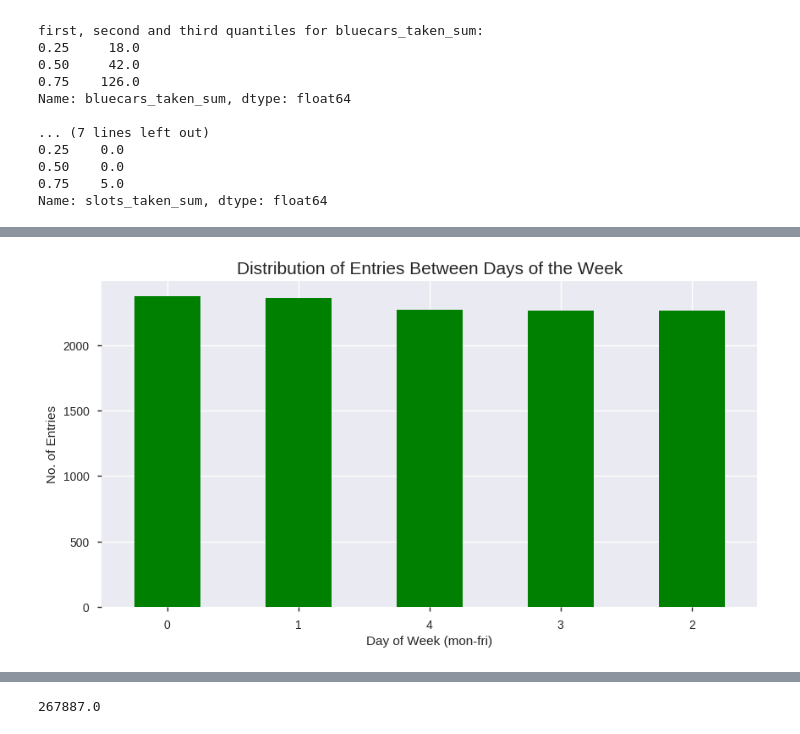
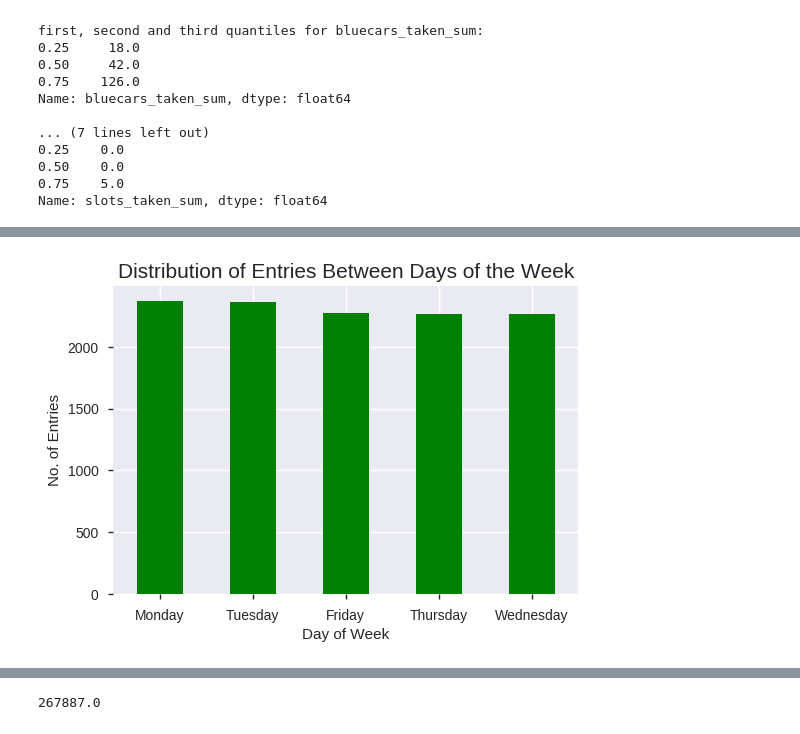
Before and after one commit to booorayan/BluecarsAuto, a Jupyter notebook: Autolib_projecte.ipynb, the cells around one changed output, grey strips where cells are left out. Drawn from its saved outputs; the diff is of its cells as text; code cells hidden in the pictures.

```diff
--- a/Autolib_projecte.ipynb
+++ b/Autolib_projecte.ipynb
@@ -540,0 +566,5 @@ plt.show()
+# %%
+oto = autob.copy()
+
+oto['dayofweek'] = oto.dayofweek.map({0: 'Monday', 1: 'Tuesday', 2: 'Wednesday', 3: 'Thursday', 4: 'Friday'})
+oto.head()
@@ -541,12 +578,15 @@ plt.show()
 # %%
-autob.dayofweek.value_counts().plot(kind='bar', figsize=(10,5), color='green')
+# barplot showing the distribution of entries/observations between mon-fri
+
+
+oto.dayofweek.value_counts().plot(kind='bar', figsize=(6,4), color='green')
 plt.xticks(rotation=360)
-plt.xlabel('Day of Week (mon-fri)')
+plt.xlabel('Day of Week')
 plt.ylabel('No. of Entries')
 plt.title('Distribution of Entries Between Days of the Week', fontsize=15)
 plt.show()
 
 # no. of entries for each day of week are somewhat evenly distributed ranging between 2200-2400
 # monday and tuesday had slightly more entries
 # %% [output]
-[figure, old version]
+[figure, new version]
```
Also changed, not shown: parts of 77 cells of this notebook.
